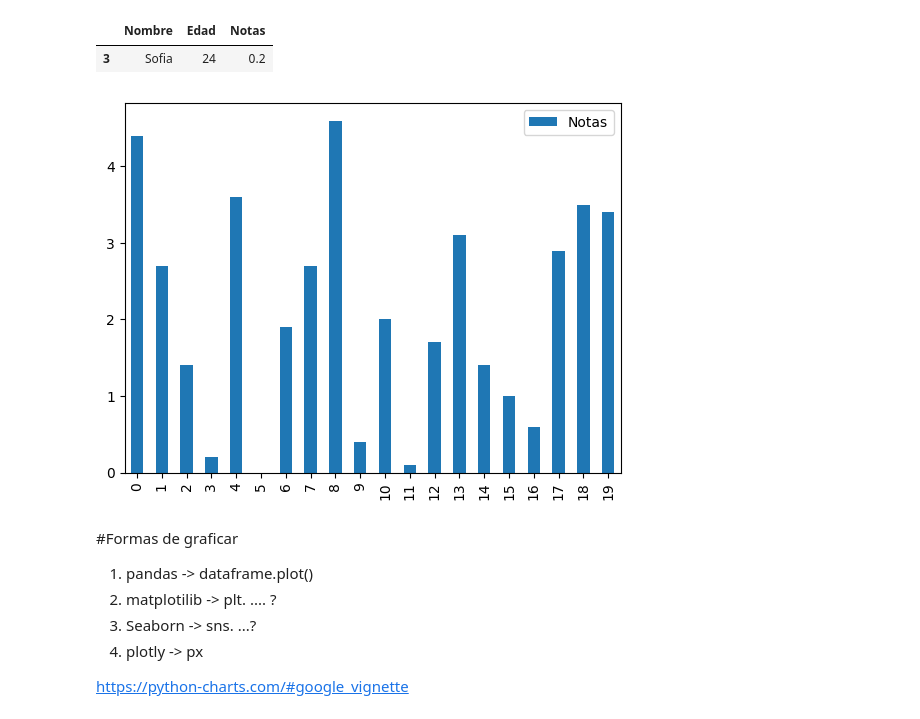
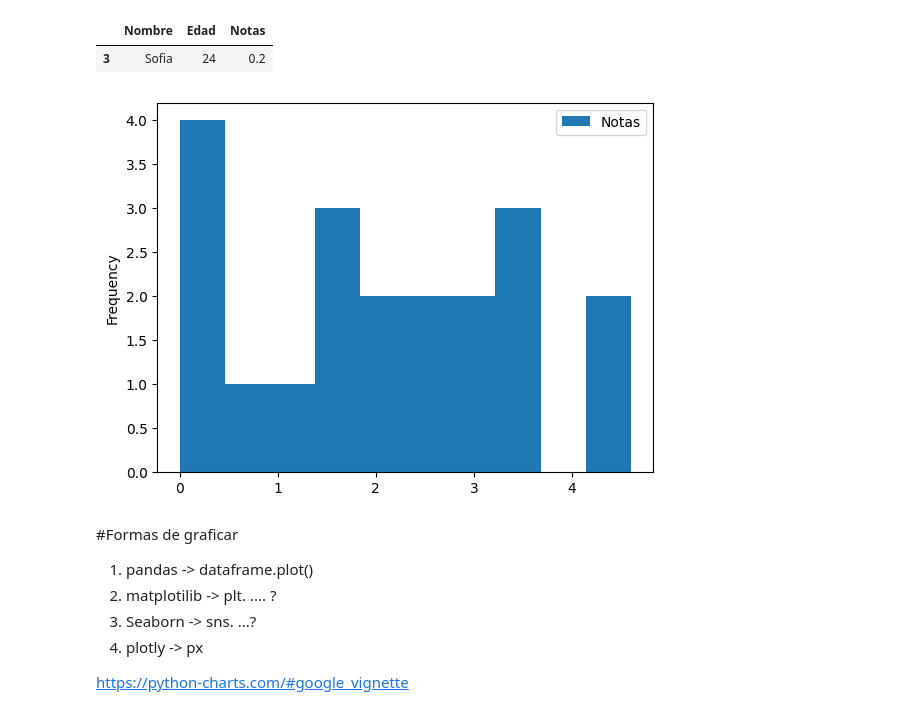
Before and after one commit to M4teoSandoval/Clase-Inteligencia-Artificiall, a Jupyter notebook: Class13/02.ipynb, the cells around one changed output. Saved outputs shown, nothing was run; the diff lists cells and outputs as text; code cells hidden in the pictures.

```diff
--- a/Class13/02.ipynb
+++ b/Class13/02.ipynb
@@ -395,10 +395,10 @@ alumnos[alumnos['Nombre'] == "Sofia"]
 # %%
 import pandas as pd # Make sure pandas is imported
 
-alumnos.plot(y='Notas', kind='bar')  # Use the 'alumnos' DataFrame and specify the column to plot
+alumnos.plot(y='Notas', kind='hist')  # Use the 'alumnos' DataFrame and specify the column to plot
 plt.show() # Show the plot
 # %% [output]
-[figure, old version]
+[figure, new version]
 # %% [markdown]
 #Formas de graficar
 
```
Also changed, not shown: parts of 1 cell of this notebook.
